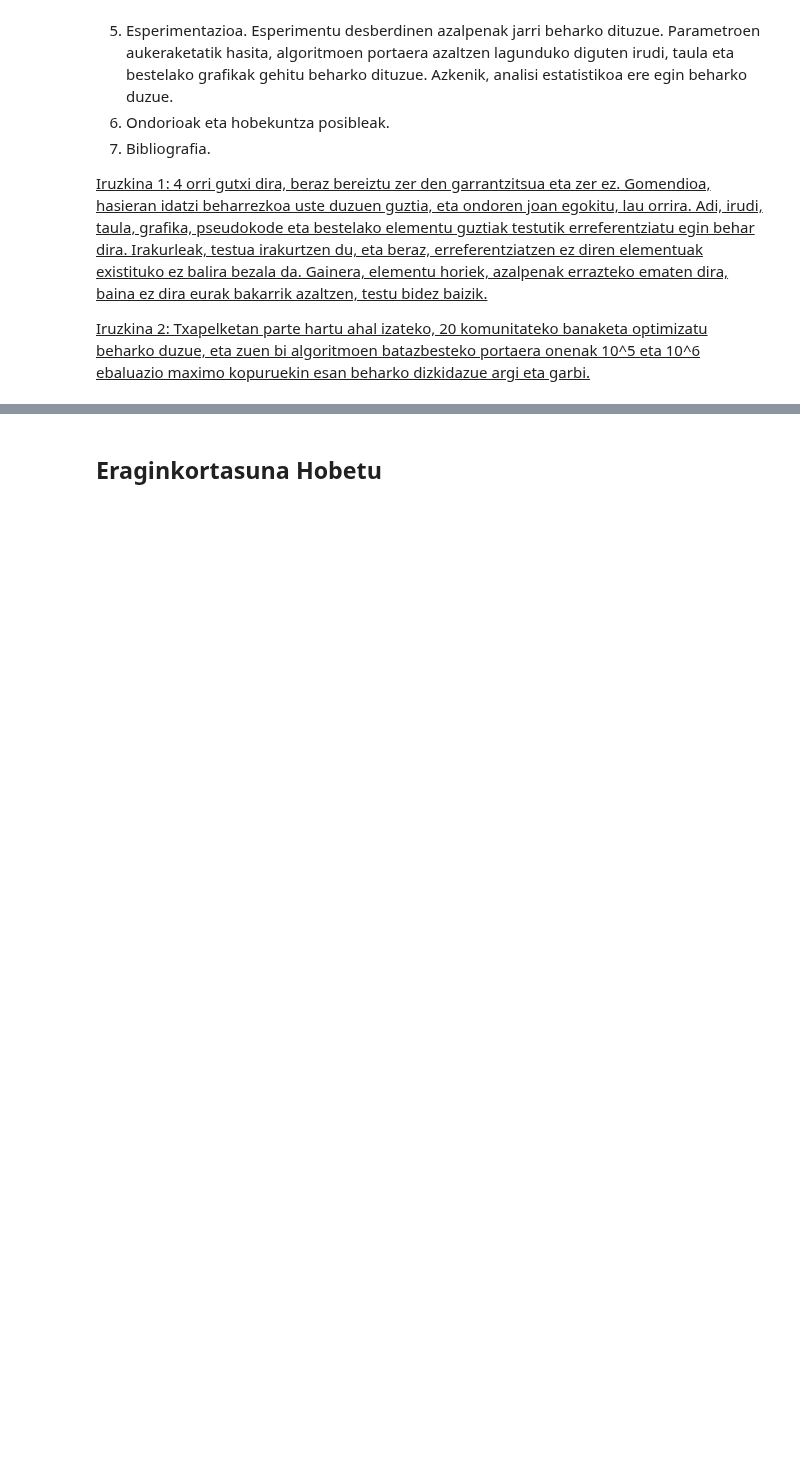
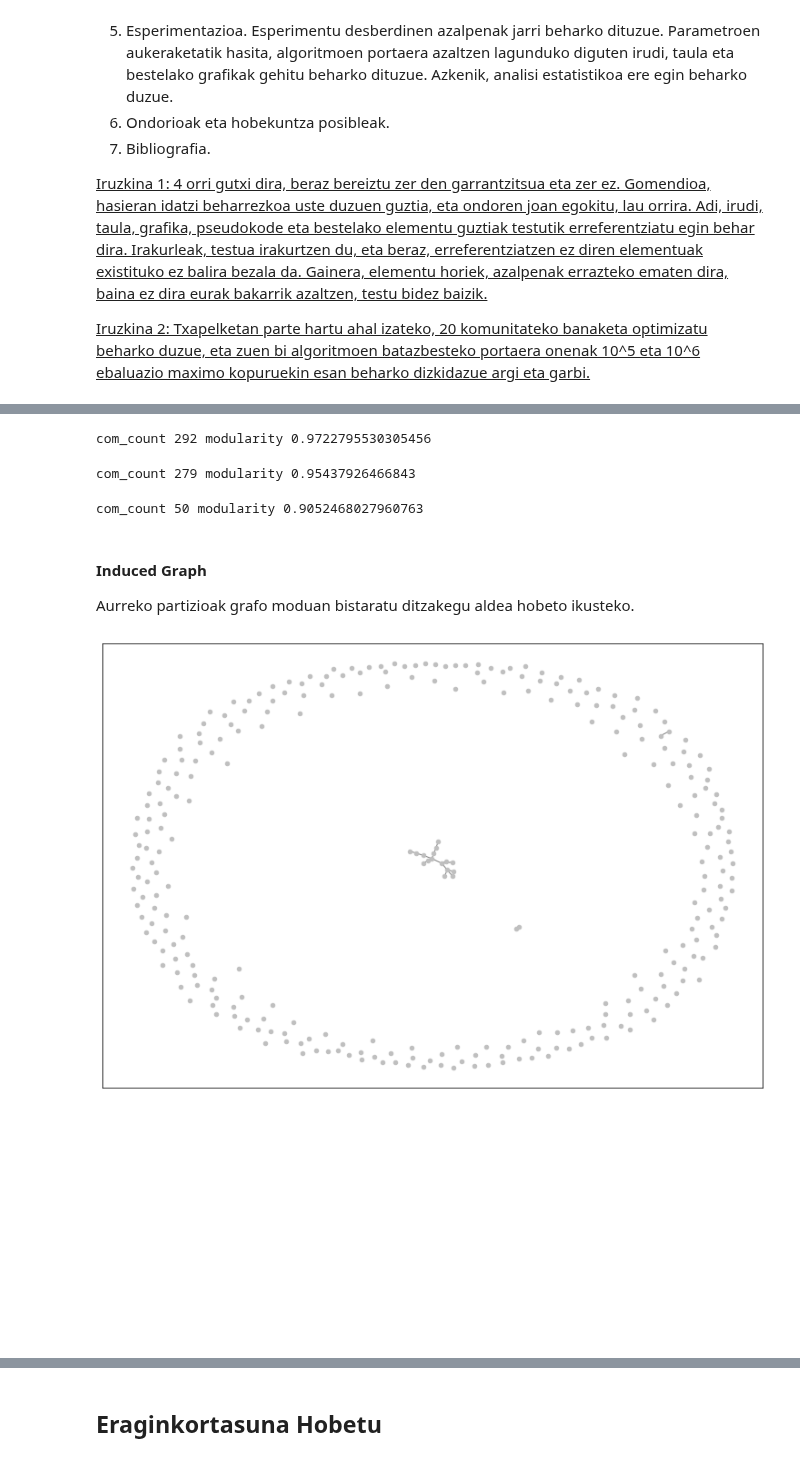
Before and after one commit to juletx/community-detection, a Jupyter notebook: notebooks/CDP_3_fasea.ipynb, the cells around one changed output, grey strips where cells are left out. Saved outputs shown, nothing was run; the diff lists cells and outputs as text; code cells hidden in the pictures; blank space fills up the shorter version.

```diff
--- a/notebooks/CDP_3_fasea.ipynb
+++ b/notebooks/CDP_3_fasea.ipynb
@@ -47,0 +715,6 @@ Txostenean, egindako lana bilduko dugu. Overleaf-en editatu beharko duzue eta <i
+# %%
+import random
+import numpy as np
+random.seed(0)
+np.random.seed(0)
+rs = np.random.RandomState(0)
@@ -47,0 +763,25 @@ Txostenean, egindako lana bilduko dugu. Overleaf-en editatu beharko duzue eta <i
+# %%
+best_part_com = community.best_partition(G, random_state=rs)
+print_partition(best_part_com)
+# %% [output]
+com_count 292 modularity 0.9722795530305456
+# %%
+best_part = best_partition(G, 50, random_state=rs)
+print_partition(best_part)
+# %% [output]
+com_count 279 modularity 0.95437926466843
+# %%
+best_fixed_part = best_fixed_partition(G, 50, random_state=rs)
+print_partition(best_fixed_part)
+# %% [output]
+com_count 50 modularity 0.9052468027960763
+# %% [markdown]
+#### Induced Graph
+
+Aurreko partizioak grafo moduan bistaratu ditzakegu aldea hobeto ikusteko.
+# %%
+graph_com = community.induced_graph(best_part_com, G)
+bistaratu_grafoa(graph_com)
+# %% [output]
+[figure, added]
+[figure, added]
```
Also changed, not shown: parts of 144 cells of this notebook.
